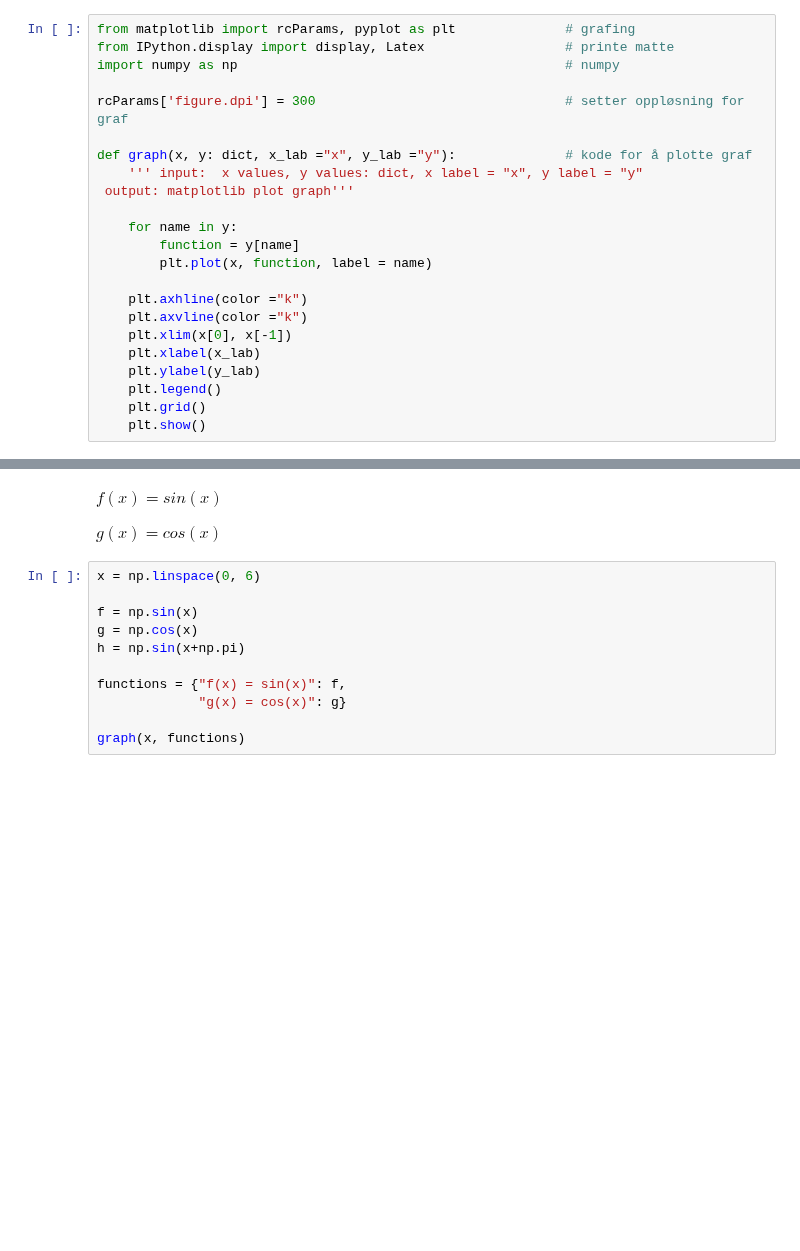
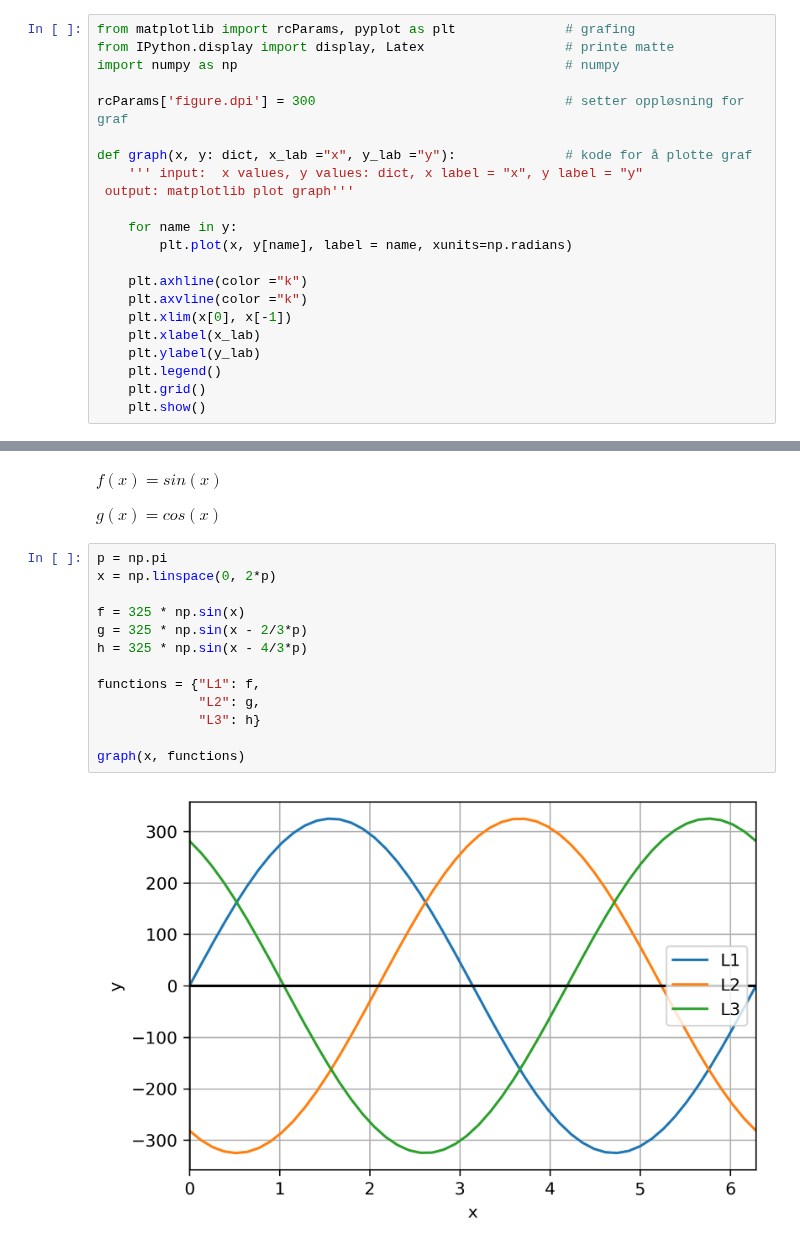
Before and after one commit to christoffer-s/notebooks, a Jupyter notebook: R2.ipynb, the cells around one changed output, grey strips where cells are left out. Saved outputs shown, nothing was run; the diff lists cells and outputs as text; blank space fills up the shorter version.

```diff
--- a/R2.ipynb
+++ b/R2.ipynb
@@ -49,8 +49,7 @@ def graph(x, y: dict, x_lab ="x", y_lab ="y"):              # kode for å plotte
  output: matplotlib plot graph'''
 
     for name in y:
-        function = y[name]
-        plt.plot(x, function, label = name)
+        plt.plot(x, y[name], label = name, xunits=np.radians)
 
     plt.axhline(color ="k")
     plt.axvline(color ="k")
@@ -88,13 +87,17 @@ $f(x) = sin(x) $
 
 $g(x) = cos(x) $
 # %%
-x = np.linspace(0, 6)
+p = np.pi
+x = np.linspace(0, 2*p)
 
-f = np.sin(x)
-g = np.cos(x)
-h = np.sin(x+np.pi)
+f = 325 * np.sin(x)
+g = 325 * np.sin(x - 2/3*p)
+h = 325 * np.sin(x - 4/3*p)
 
-functions = {"f(x) = sin(x)": f,
-             "g(x) = cos(x)": g}
+functions = {"L1": f,
+             "L2": g,
+             "L3": h}
 
 graph(x, functions)
+# %% [output]
+[figure, added]
```
